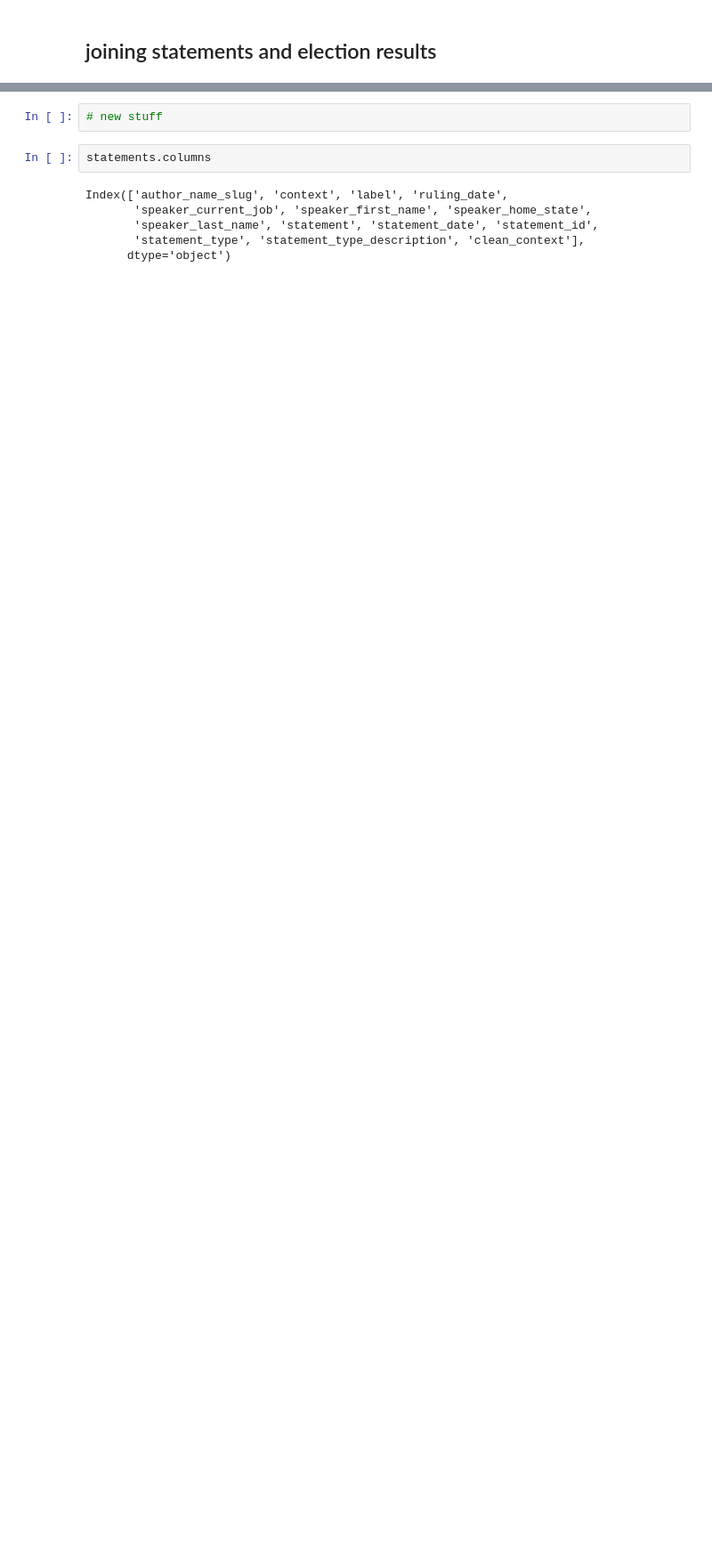
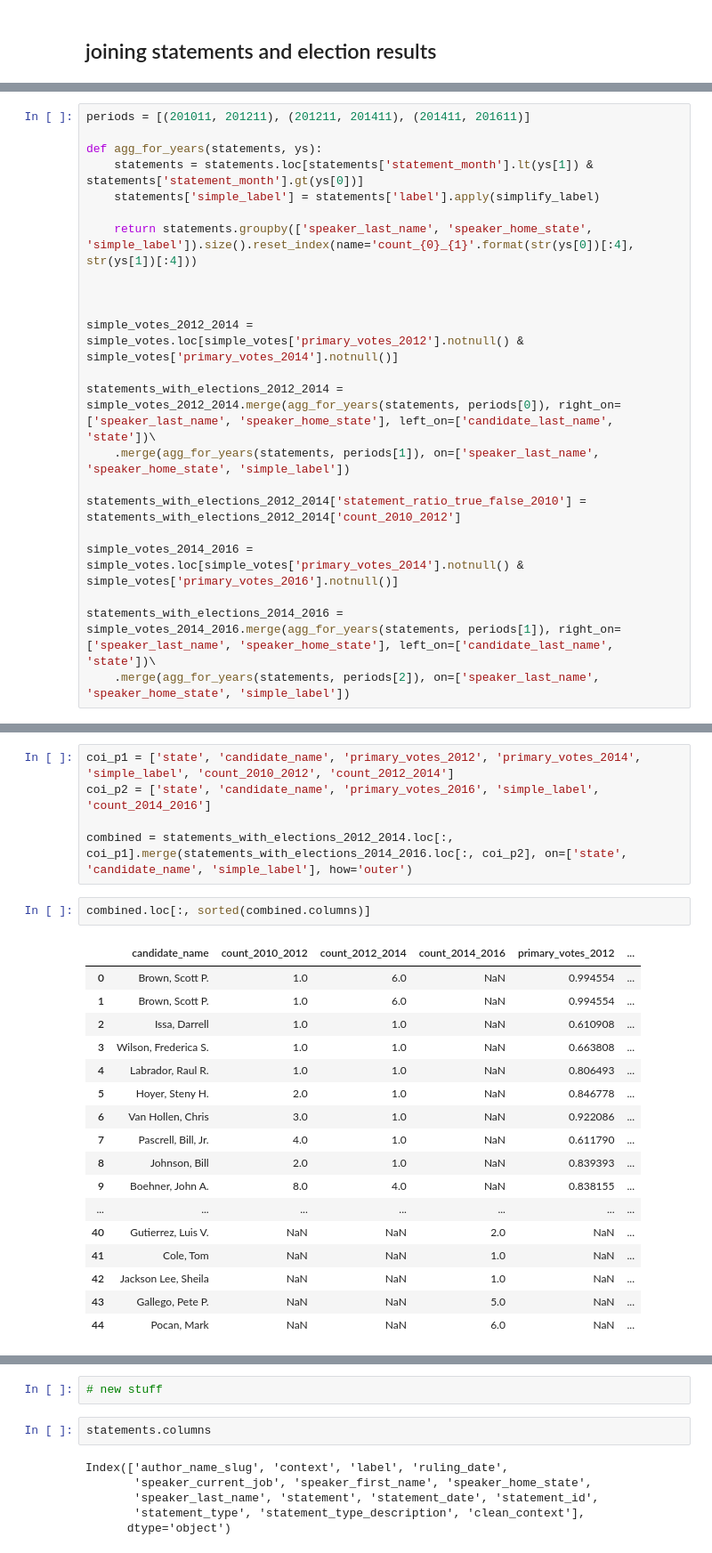
Before and after one commit to ExploringLies/lies-have-short-legs, a Jupyter notebook: notebooks/ElectionStuff.ipynb, the cells around one changed output, grey strips where cells are left out. Shown at 89% size. Saved outputs shown, nothing was run; the diff lists cells and outputs as text; blank space fills up the shorter version.

```diff
--- a/notebooks/ElectionStuff.ipynb
+++ b/notebooks/ElectionStuff.ipynb
@@ -281,0 +354,22 @@ statements_with_elections =  statements.merge(election_results, left_on=['speake
+# %%
+periods = [(201011, 201211), (201211, 201411), (201411, 201611)]
+
+def agg_for_years(statements, ys):
+    statements = statements.loc[statements['statement_month'].lt(ys[1]) & statements['statement_month'].gt(ys[0])]
+    statements['simple_label'] = statements['label'].apply(simplify_label)
+
+    return statements.groupby(['speaker_last_name', 'speaker_home_state', 'simple_label']).size().reset_index(name='count_{0}_{1}'.format(str(ys[0])[:4], str(ys[1])[:4]))
+
+
+
+simple_votes_2012_2014 = simple_votes.loc[simple_votes['primary_votes_2012'].notnull() & simple_votes['primary_votes_2014'].notnull()]
+
+statements_with_elections_2012_2014 =  simple_votes_2012_2014.merge(agg_for_years(statements, periods[0]), right_on=['speaker_last_name', 'speaker_home_state'], left_on=['candidate_last_name', 'state'])\
+    .merge(agg_for_years(statements, periods[1]), on=['speaker_last_name', 'speaker_home_state', 'simple_label'])
+
+statements_with_elections_2012_2014['statement_ratio_true_false_2010'] = statements_with_elections_2012_2014['count_2010_2012']
+
+simple_votes_2014_2016 = simple_votes.loc[simple_votes['primary_votes_2014'].notnull() & simple_votes['primary_votes_2016'].notnull()]
+
+statements_with_elections_2014_2016 =  simple_votes_2014_2016.merge(agg_for_years(statements, periods[1]), right_on=['speaker_last_name', 'speaker_home_state'], left_on=['candidate_last_name', 'state'])\
+    .merge(agg_for_years(statements, periods[2]), on=['speaker_last_name', 'speaker_home_state', 'simple_label'])
@@ -281,0 +420,25 @@ statements_with_elections =  statements.merge(election_results, left_on=['speake
+# %%
+coi_p1 = ['state', 'candidate_name', 'primary_votes_2012', 'primary_votes_2014', 'simple_label', 'count_2010_2012', 'count_2012_2014']
+coi_p2 = ['state', 'candidate_name', 'primary_votes_2016', 'simple_label', 'count_2014_2016']
+
+combined = statements_with_elections_2012_2014.loc[:, coi_p1].merge(statements_with_elections_2014_2016.loc[:, coi_p2], on=['state', 'candidate_name', 'simple_label'], how='outer')
+# %%
+combined.loc[:, sorted(combined.columns)]
+# %% [output]
+|  | candidate_name | count_2010_2012 | count_2012_2014 | count_2014_2016 | primary_votes_2012 | ... |
+| 0 | Brown, Scott P. | 1.0 | 6.0 | NaN | 0.994554 | ... |
+| 1 | Brown, Scott P. | 1.0 | 6.0 | NaN | 0.994554 | ... |
+| 2 | Issa, Darrell | 1.0 | 1.0 | NaN | 0.610908 | ... |
+| 3 | Wilson, Frederica S. | 1.0 | 1.0 | NaN | 0.663808 | ... |
+| 4 | Labrador, Raul R. | 1.0 | 1.0 | NaN | 0.806493 | ... |
+| 5 | Hoyer, Steny H. | 2.0 | 1.0 | NaN | 0.846778 | ... |
+| 6 | Van Hollen, Chris | 3.0 | 1.0 | NaN | 0.922086 | ... |
+| 7 | Pascrell, Bill, Jr. | 4.0 | 1.0 | NaN | 0.611790 | ... |
+| 8 | Johnson, Bill | 2.0 | 1.0 | NaN | 0.839393 | ... |
+| 9 | Boehner, John A. | 8.0 | 4.0 | NaN | 0.838155 | ... |
+| ... | ... | ... | ... | ... | ... | ... |
+| 40 | Gutierrez, Luis V. | NaN | NaN | 2.0 | NaN | ... |
+| 41 | Cole, Tom | NaN | NaN | 1.0 | NaN | ... |
+| 42 | Jackson Lee, Sheila | NaN | NaN | 1.0 | NaN | ... |
+| 43 | Gallego, Pete P. | NaN | NaN | 5.0 | NaN | ... |
+| 44 | Pocan, Mark | NaN | NaN | 6.0 | NaN | ... |
```
Also changed, not shown: parts of 16 cells of this notebook, 1 other file.
